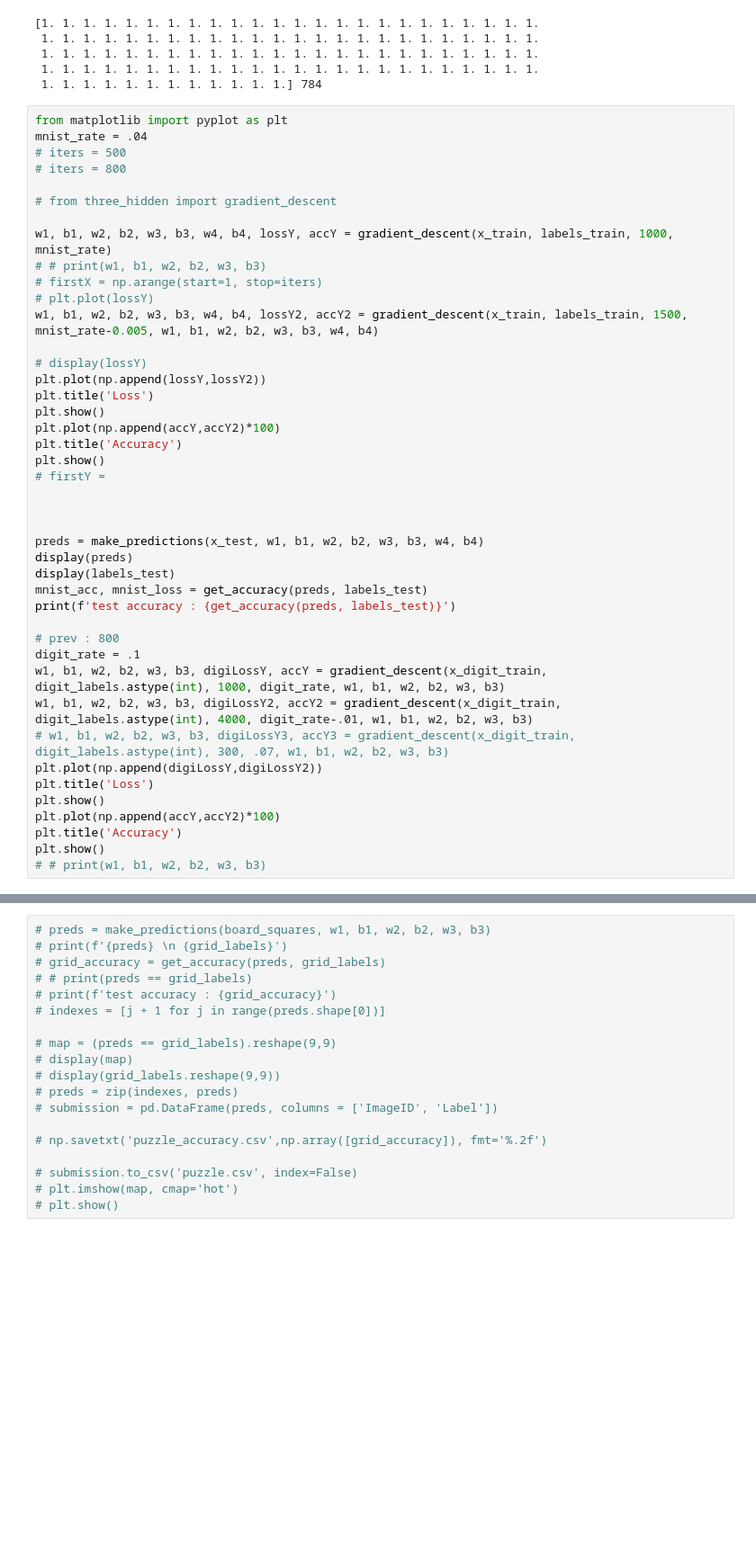
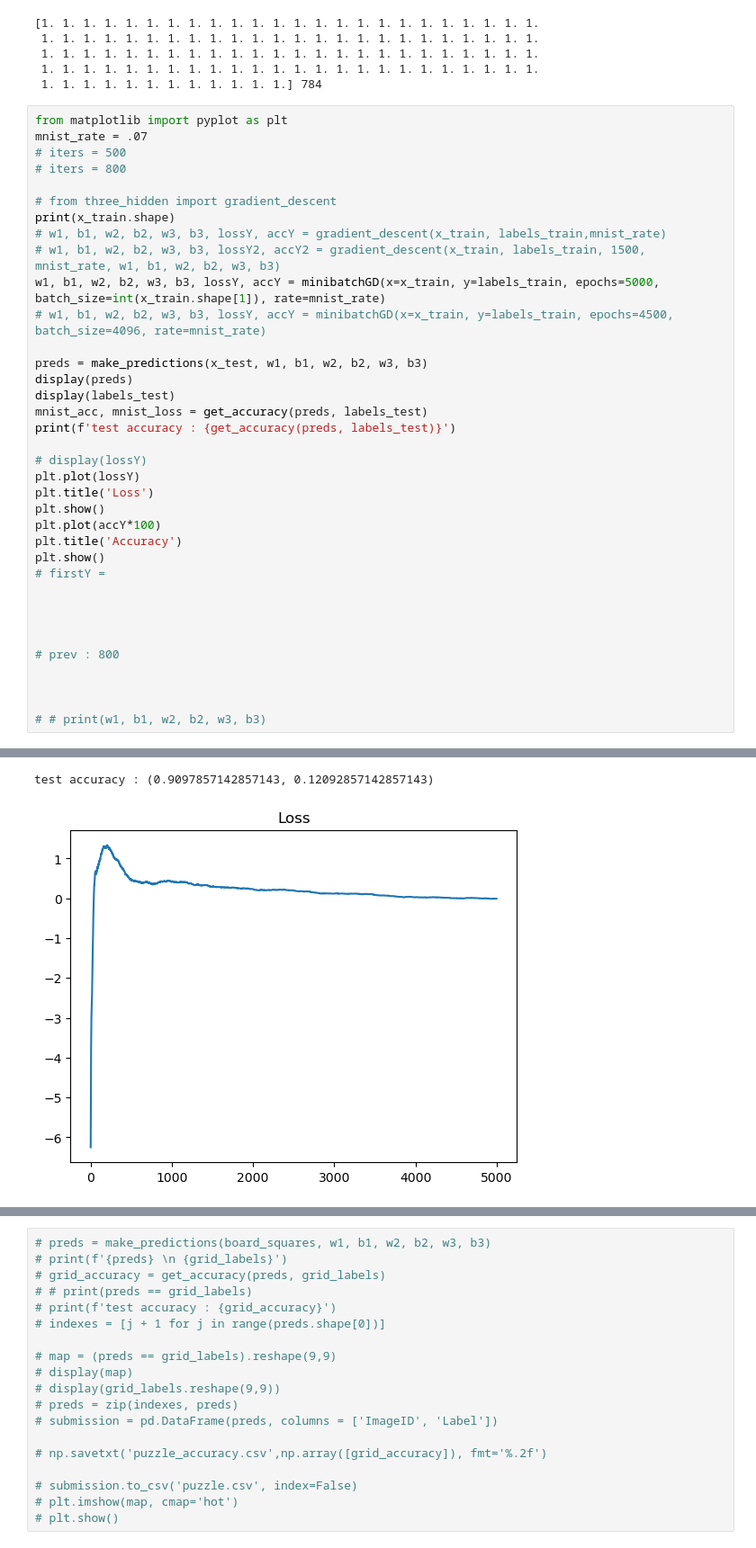
Before and after one commit to krypticlogan/sudoku_model, a Jupyter notebook: book.ipynb, the cells around one changed output, grey strips where cells are left out. Shown at 90% size. Drawn from its saved outputs; the diff is of its cells as text; blank space fills up the shorter version.

```diff
--- a/book.ipynb
+++ b/book.ipynb
@@ -365,45 +452,38 @@ print(space[space != 0], len(board_squares[:,0]))
  1. 1. 1. 1. 1. 1. 1. 1. 1. 1. 1. 1.] 784
 # %%
 from matplotlib import pyplot as plt
-mnist_rate = .04
+mnist_rate = .07
 # iters = 500
 # iters = 800
 
 # from three_hidden import gradient_descent
+print(x_train.shape)
+# w1, b1, w2, b2, w3, b3, lossY, accY = gradient_descent(x_train, labels_train,mnist_rate)
+# w1, b1, w2, b2, w3, b3, lossY2, accY2 = gradient_descent(x_train, labels_train, 1500, mnist_rate, w1, b1, w2, b2, w3, b3)
+w1, b1, w2, b2, w3, b3, lossY, accY = minibatchGD(x=x_train, y=labels_train, epochs=5000, batch_size=int(x_train.shape[1]), rate=mnist_rate)
+# w1, b1, w2, b2, w3, b3, lossY, accY = minibatchGD(x=x_train, y=labels_train, epochs=4500, batch_size=4096, rate=mnist_rate)
 
-w1, b1, w2, b2, w3, b3, w4, b4, lossY, accY = gradient_descent(x_train, labels_train, 1000, mnist_rate)
-# # print(w1, b1, w2, b2, w3, b3)
-# firstX = np.arange(start=1, stop=iters)
-# plt.plot(lossY)
-w1, b1, w2, b2, w3, b3, w4, b4, lossY2, accY2 = gradient_descent(x_train, labels_train, 1500, mnist_rate-0.005, w1, b1, w2, b2, w3, b3, w4, b4)
+preds = make_predictions(x_test, w1, b1, w2, b2, w3, b3)
+display(preds)
+display(labels_test)
+mnist_acc, mnist_loss = get_accuracy(preds, labels_test)
+print(f'test accuracy : {get_accuracy(preds, labels_test)}')
 
 # display(lossY)
-plt.plot(np.append(lossY,lossY2))
+plt.plot(lossY)
 plt.title('Loss')
 plt.show()
-plt.plot(np.append(accY,accY2)*100)
+plt.plot(accY*100)
 plt.title('Accuracy')
 plt.show()
 # firstY =
 
 
 
-preds = make_predictions(x_test, w1, b1, w2, b2, w3, b3, w4, b4)
-display(preds)
-display(labels_test)
-mnist_acc, mnist_loss = get_accuracy(preds, labels_test)
-print(f'test accuracy : {get_accuracy(preds, labels_test)}')
 
 # prev : 800
-digit_rate = .1
-w1, b1, w2, b2, w3, b3, digiLossY, accY = gradient_descent(x_digit_train, digit_labels.astype(int), 1000, digit_rate, w1, b1, w2, b2, w3, b3)
-w1, b1, w2, b2, w3, b3, digiLossY2, accY2 = gradient_descent(x_digit_train, digit_labels.astype(int), 4000, digit_rate-.01, w1, b1, w2, b2, w3, b3)
-# w1, b1, w2, b2, w3, b3, digiLossY3, accY3 = gradient_descent(x_digit_train, digit_labels.astype(int), 300, .07, w1, b1, w2, b2, w3, b3)
-plt.plot(np.append(digiLossY,digiLossY2))
-plt.title('Loss')
-plt.show()
-plt.plot(np.append(accY,accY2)*100)
-plt.title('Accuracy')
-plt.show()
+
+
+
 # # print(w1, b1, w2, b2, w3, b3)
 # %% [output]
@@ -412,0 +495,2 @@ ValueError: not enough values to unpack (expected 10, got 8)
+test accuracy : (0.9097857142857143, 0.12092857142857143)
+[figure, added]
```
Also changed, not shown: parts of 10 cells of this notebook, 10 other files.
